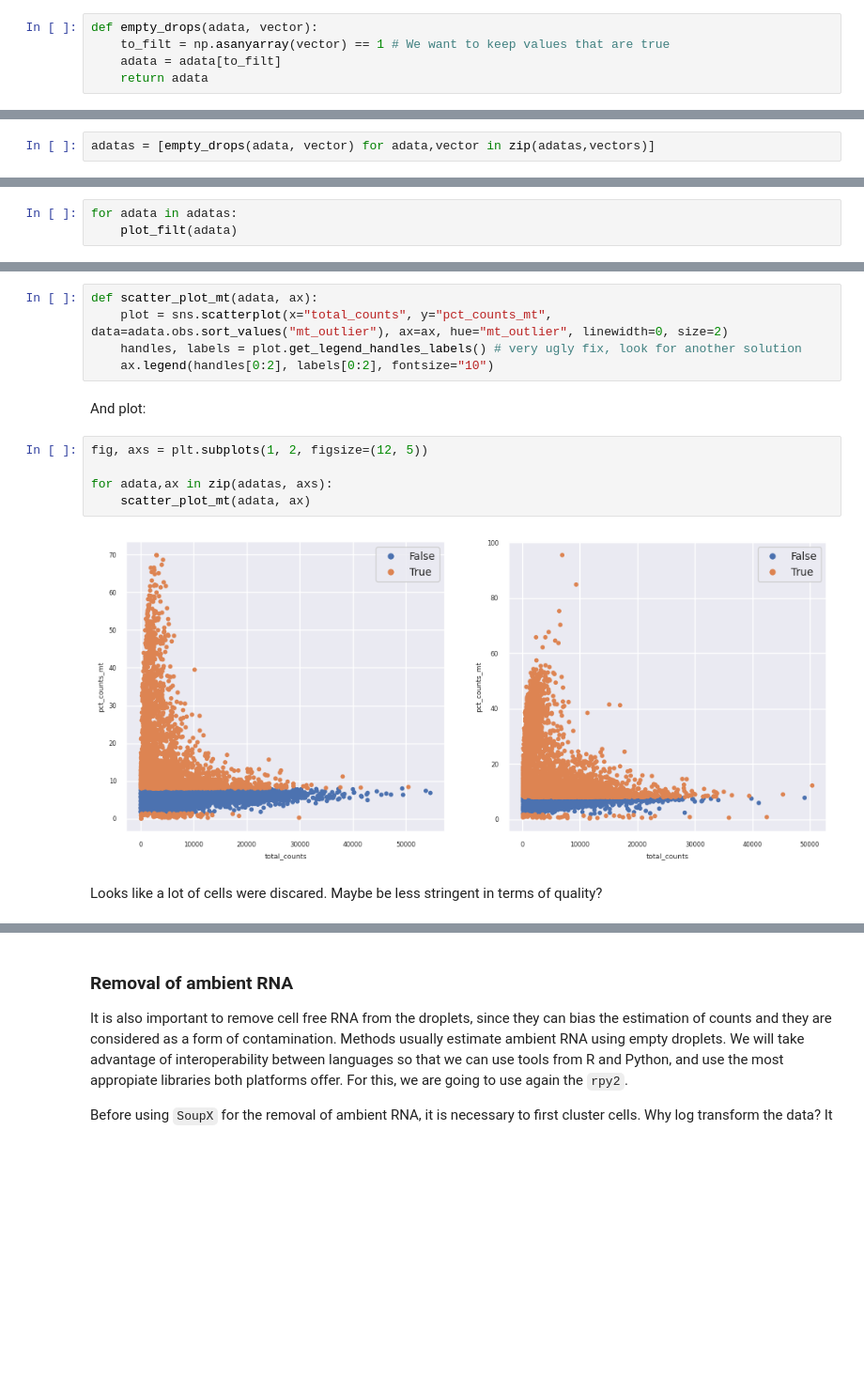
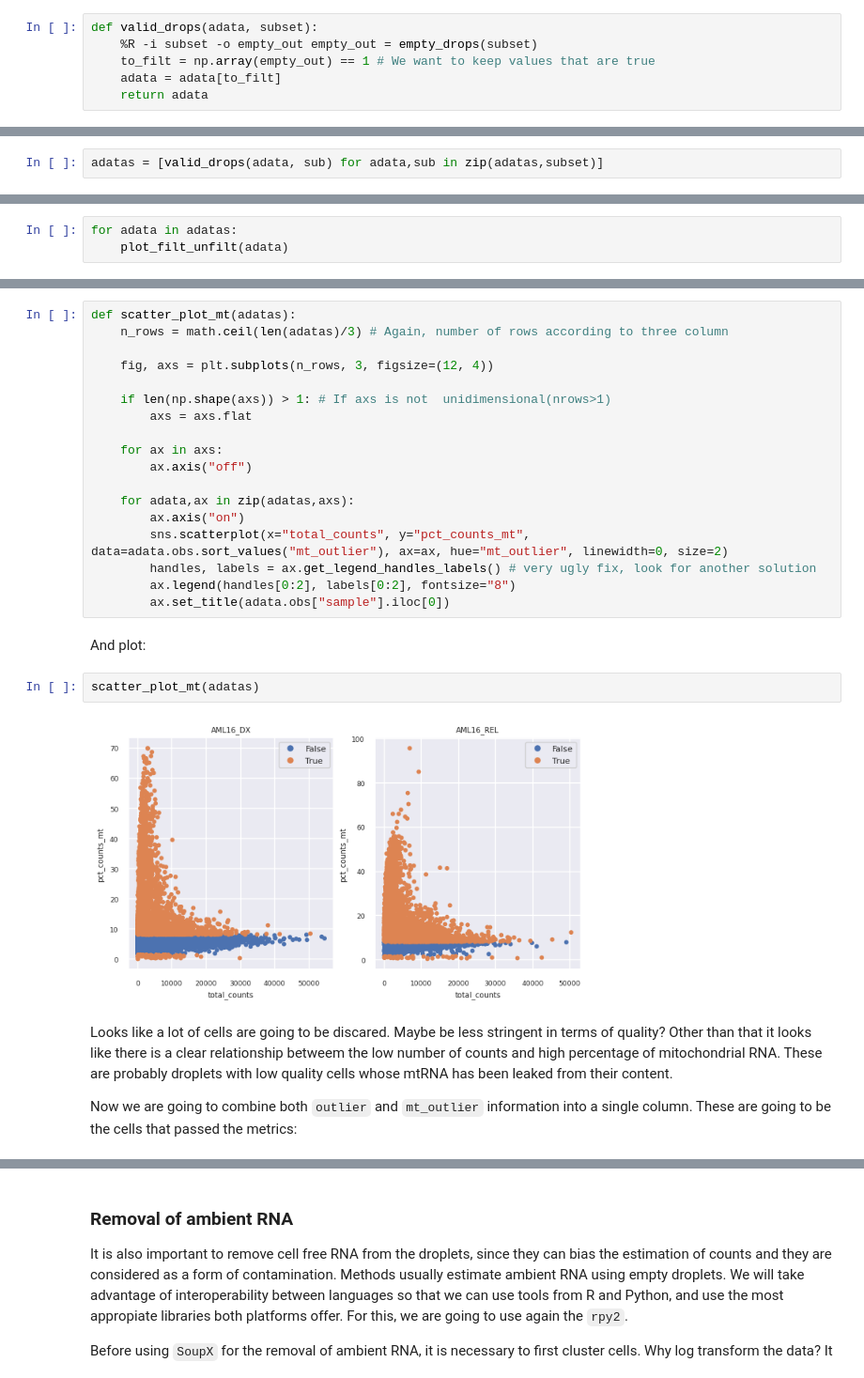
Before and after one commit to FernandoDuarteF/Jupyter-scRNA-seq, a Jupyter notebook: QC/QC.ipynb, the cells around one changed output, grey strips where cells are left out. Shown: that part at 94% size. Drawn from its saved outputs; the diff is of its cells as text; blank space fills up the shorter version.

```diff
--- a/QC/QC.ipynb
+++ b/QC/QC.ipynb
@@ -215,5 +147,6 @@ Let's create a functions to filter our anndatas:
 # %%
-def empty_drops(adata, vector):
-    to_filt = np.asanyarray(vector) == 1 # We want to keep values that are true
+def valid_drops(adata, subset):
+    %R -i subset -o empty_out empty_out = empty_drops(subset)
+    to_filt = np.array(empty_out) == 1 # We want to keep values that are true
     adata = adata[to_filt]
     return adata
@@ -222,2 +155,2 @@ And apply the function to each anndata inside the ``adatas`` object, replacing i
 # %%
-adatas = [empty_drops(adata, vector) for adata,vector in zip(adatas,vectors)]
+adatas = [valid_drops(adata, sub) for adata,sub in zip(adatas,subset)]
@@ -387,5 +340,5 @@ def plot_filt(adata):
 Notice that in the function we zoomed in the viollin plot, otherwise differences were hard to see. Change ``ax.set_ylim()`` accordingly. And we plot:
 # %%
 for adata in adatas:
-    plot_filt(adata)
+    plot_filt_unfilt(adata)
 # %% [output]
@@ -437,16 +359,28 @@ Let's plot also the total counts vs percentage of mitochondrial counts now color
 # %%
-def scatter_plot_mt(adata, ax):
-    plot = sns.scatterplot(x="total_counts", y="pct_counts_mt", data=adata.obs.sort_values("mt_outlier"), ax=ax, hue="mt_outlier", linewidth=0, size=2)
-    handles, labels = plot.get_legend_handles_labels() # very ugly fix, look for another solution
-    ax.legend(handles[0:2], labels[0:2], fontsize="10")
+def scatter_plot_mt(adatas):
+    n_rows = math.ceil(len(adatas)/3) # Again, number of rows according to three column
+
+    fig, axs = plt.subplots(n_rows, 3, figsize=(12, 4))
+
+    if len(np.shape(axs)) > 1: # If axs is not  unidimensional(nrows>1)
+        axs = axs.flat
+
+    for ax in axs:
+        ax.axis("off")
+
+    for adata,ax in zip(adatas,axs):
+        ax.axis("on")
+        sns.scatterplot(x="total_counts", y="pct_counts_mt", data=adata.obs.sort_values("mt_outlier"), ax=ax, hue="mt_outlier", linewidth=0, size=2)
+        handles, labels = ax.get_legend_handles_labels() # very ugly fix, look for another solution
+        ax.legend(handles[0:2], labels[0:2], fontsize="8")
+        ax.set_title(adata.obs["sample"].iloc[0])
 # %% [markdown]
 And plot:
 # %%
-fig, axs = plt.subplots(1, 2, figsize=(12, 5))
-
-for adata,ax in zip(adatas, axs):
-    scatter_plot_mt(adata, ax)
+scatter_plot_mt(adatas)
 # %% [output]
-[figure, old version]
+[figure, new version]
 # %% [markdown]
-Looks like a lot of cells were discared. Maybe be less stringent in terms of quality?
+Looks like a lot of cells are going to be discared. Maybe be less stringent in terms of quality? Other than that it looks like there is a clear relationship betweem the low number of counts and high percentage of mitochondrial RNA. These are probably droplets with low quality cells whose mtRNA has been leaked from their content.
+
+Now we are going to combine both ``outlier`` and ``mt_outlier`` information into a single column. These are going to be the cells that passed the metrics:
```
Also changed, not shown: parts of 82 cells of this notebook, 1 other file.
